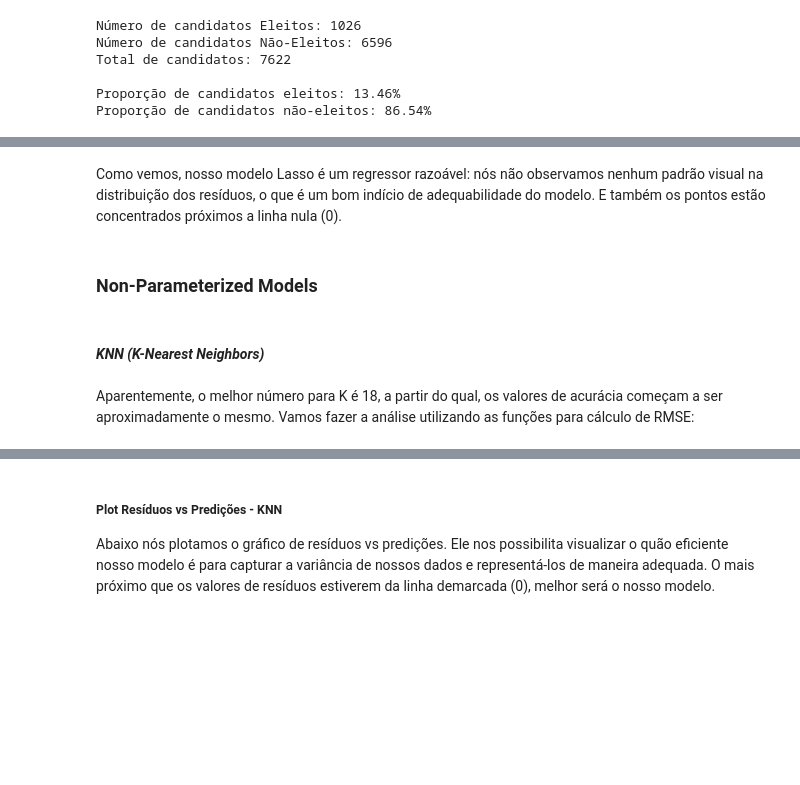
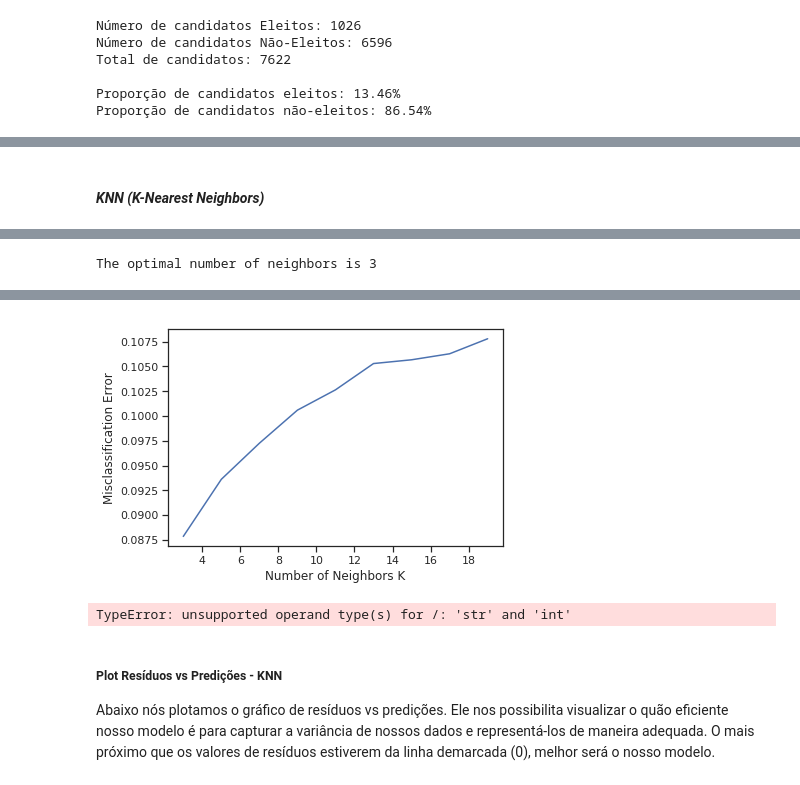
Before and after one commit to guilhermemg/ml-mestrado, a Jupyter notebook: notebooks/assignment-4.ipynb, the cells around one changed output, grey strips where cells are left out. Saved outputs shown, nothing was run; the diff lists cells and outputs as text; code cells hidden in the pictures; blank space fills up the shorter version.

Commit message:
synthetic data generation with SMOTE and test of first model (KNN Classifier)

```diff
--- a/notebooks/assignment-4.ipynb
+++ b/notebooks/assignment-4.ipynb
@@ -77,6 +83,8 @@ data = pd.concat([train_df, test_df], sort=False)
 data.set_index('sequencial_candidato', inplace=True, drop=True)
 # %% [markdown]
 ## Preprocess Data
+# %%
+data.drop(columns=['nome'], inplace=True)
 # %%
 qt = QuantileTransformer(random_state=2, output_distribution='normal')
 
@@ -248,6 +183,0 @@ print("Lasso picked " + str(sum(coef != 0)) + " variables and eliminated the oth
-# %%
-imp_coef = pd.concat([coef.sort_values().head(10), coef.sort_values().tail(10)])
-
-matplotlib.rcParams['figure.figsize'] = (15.0, 10.0)
-imp_coef.plot(kind = "barh")
-plt.title("Coefficients in the Lasso Model")
@@ -261,21 +184,27 @@ sns.residplot(y_val, predictions)
-# %% [markdown]
-Como vemos, nosso modelo Lasso é um regressor razoável: nós não observamos nenhum padrão visual na distribuição dos resíduos, o que é um bom indício de adequabilidade do modelo. E também os pontos estão concentrados próximos a linha nula (0).
-# %% [markdown]
-### Non-Parameterized Models
 # %% [markdown]
 #### **_KNN (K-Nearest Neighbors)_**
-# %%
-training_rmse = []
-
-neighbors_settings = range(1, 20, 3)
-
-for n_neighbors in neighbors_settings:
-    knr = KNeighborsRegressor(n_neighbors=n_neighbors).fit(X_train, y_train)
-    training_rmse.append(mean_rmse_cv(knr))
-
-plt.plot(neighbors_settings, training_rmse, label="training rmse")
-plt.ylabel("rmse")
-plt.xlabel("n_neighbors")
-plt.legend()
-# %% [markdown]
-Aparentemente, o melhor número para K é 18, a partir do qual, os valores de acurácia começam a ser aproximadamente o mesmo. Vamos fazer a análise utilizando as funções para cálculo de RMSE:
+# %%
+cv_scores = []
+neighbors = range(3, 20, 2)
+neighbors = list(filter(lambda x: x % 2 != 0, neighbors))
+
+def run_classisier(k):
+    knr = KNeighborsClassifier(n_neighbors=k)
+    scores = cross_val_score(knr, X_train, y_train, cv=5, scoring='accuracy')
+    return scores.mean()
+
+cv_scores = Parallel(n_jobs=-1, verbose=1)(delayed(run_classisier)(k) for k in neighbors)
+
+# changing to misclassification error
+MSE = [1 - x for x in cv_scores]
+
+# determining best k
+optimal_k = neighbors[MSE.index(min(MSE))]
+print("The optimal number of neighbors is %d" % optimal_k)
+
+# plot misclassification error vs k
+plt.plot(neighbors, MSE)
+plt.xlabel('Number of Neighbors K')
+plt.ylabel('Misclassification Error')
+plt.show()
+# %% [output]
@@ -281,0 +213 @@ Aparentemente, o melhor número para K é 18, a partir do qual, os valores de ac
+The optimal number of neighbors is 3
@@ -282,9 +215,12 @@ Aparentemente, o melhor número para K é 18, a partir do qual, os valores de ac
+[figure, added]
 # %%
-knr = KNeighborsRegressor(n_neighbors = 18).fit(X_train, y_train)
-predictions = knr.predict(X_val)
+knr = KNeighborsClassifier(n_neighbors = 5).fit(X_train, y_train)
+predictions = knr.predict(X_test)
 
-print("RMSE KNN Regressor - Train - Cross-Validated: {:2.7}".format(mean_rmse_cv(knr)))
-print("RMSE KNN Regressor - Validation: {:2.7}".format(np.sqrt(mean_squared_error(y_true=y_val, y_pred=predictions))))
+print("Accuracy KNN Regressor - Train - Cross-Validated: {:2.7}".format(mean_rmse_cv(knr)))
+print("Accuracy KNN Regressor - Validation: {:2.7}".format(np.sqrt(mean_squared_error(y_true=y_val, y_pred=predictions))))
+# %% [output]
+TypeError: unsupported operand type(s) for /: 'str' and 'int'
 # %% [markdown]
 ##### **Plot Resíduos vs Predições - KNN**
 
```
Also changed, not shown: parts of 35 cells of this notebook.
